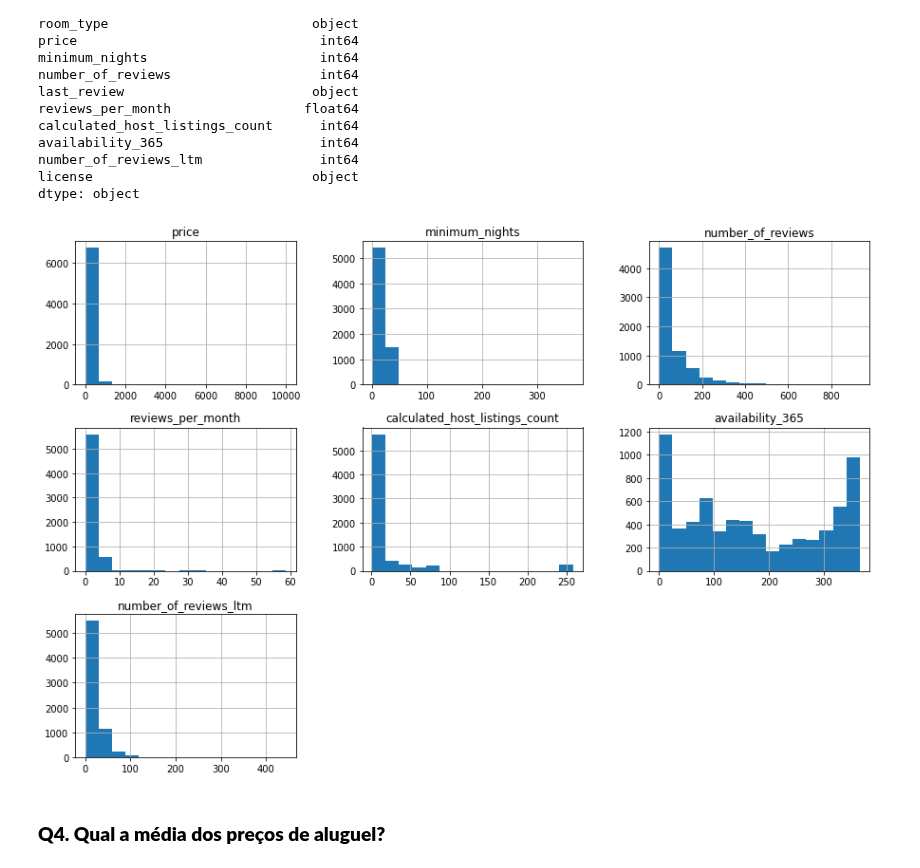
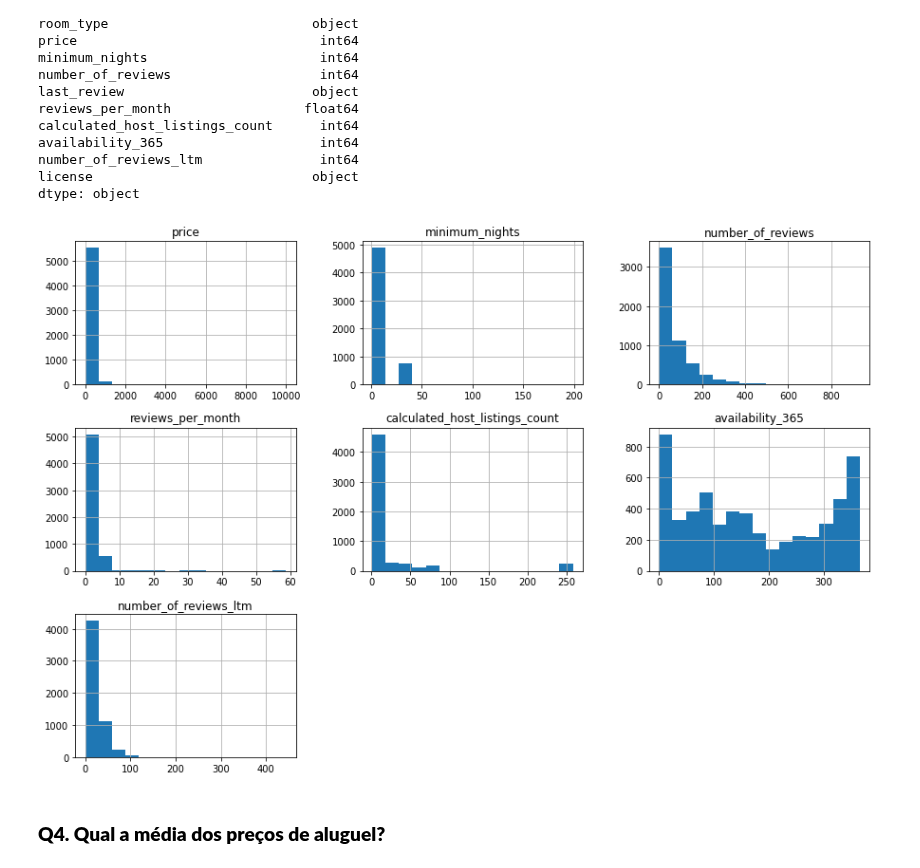
Before and after one commit to jonatasesteves/jonatas_data_science, a Jupyter notebook: Projeto_1_Analisando_os_Dados_do_Airbnb.ipynb, the cells around one changed output. Drawn from its saved outputs; the diff is of its cells as text; code cells hidden in the pictures.

```diff
--- a/Projeto_1_Analisando_os_Dados_do_Airbnb.ipynb
+++ b/Projeto_1_Analisando_os_Dados_do_Airbnb.ipynb
@@ -106,3 +108,6 @@ price                               0.0%
 # %%
 # Excluindo coluna com dados faltantes com todos os dados faltantes
 df.drop(columns=['neighbourhood_group'], inplace=True)
+
+# Excluindo entradas com dados faltantes
+df.dropna(axis=0, inplace=True)
@@ -134,11 +161,13 @@ dtype: object
 # transformando dados
 
 df[['id','host_id','latitude','longitude']] = df[['id','host_id','latitude','longitude']].astype('object')
+
+df_variaveisNum = df.select_dtypes(include=['float64','int64']) #crinando um df com apenas dtypes numericos a serem avaliados
 # %%
 # plotar o histograma das variáveis numéricas
-df.select_dtypes(include=['int64', 'float64']).hist(bins=15, figsize=(15,10));
+df_variaveisNum.hist(bins=15, figsize=(15,10));
 # %% [output]
-[figure, old version]
+[figure, new version]
 # %% [markdown]
 ### **Q4. Qual a média dos preços de aluguel?**
 # %%
```
Also changed, not shown: parts of 10 cells of this notebook.
